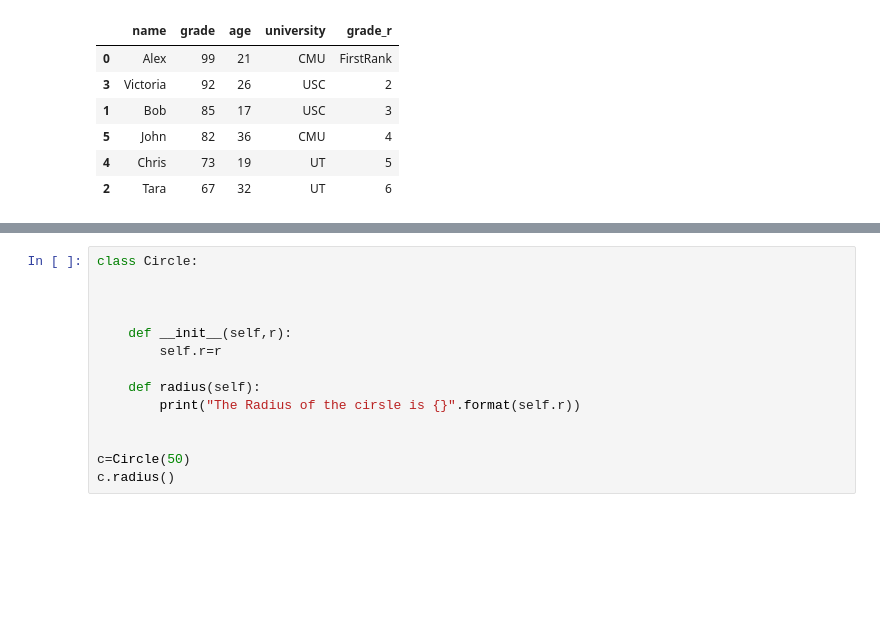
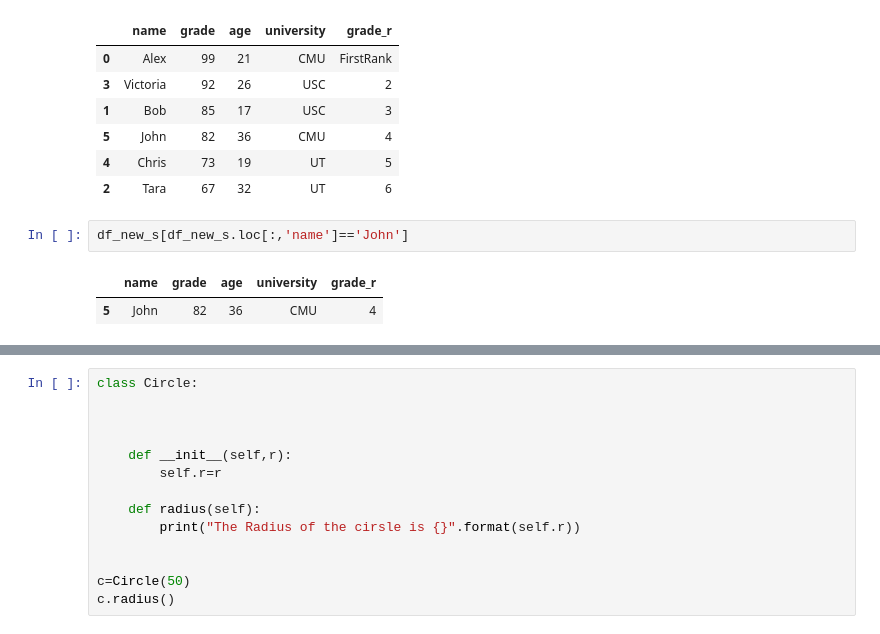
Before and after one commit to NAswathy/GeneralLearning, a Jupyter notebook: Pandas_NumpyPandasTrials_IMP.ipynb, the cells around one changed output, grey strips where cells are left out. Cells and saved outputs as stored; diff of their text form; blank space fills up the shorter version.

```diff
--- a/Pandas_NumpyPandasTrials_IMP.ipynb
+++ b/Pandas_NumpyPandasTrials_IMP.ipynb
@@ -1898,6 +1985,11 @@ df_new_s
 | 5 | John | 82 | 36 | CMU | 4 |
 | 4 | Chris | 73 | 19 | UT | 5 |
 | 2 | Tara | 67 | 32 | UT | 6 |
+# %%
+df_new_s[df_new_s.loc[:,'name']=='John']
+# %% [output]
+|  | name | grade | age | university | grade_r |
+| 5 | John | 82 | 36 | CMU | 4 |
 # %%
 df_new.loc[df_new['grade_rank1']==6,'grade_rank1']="Last rank"
 df_new
```
Also changed, not shown: parts of 28 cells of this notebook, 7 other files.
